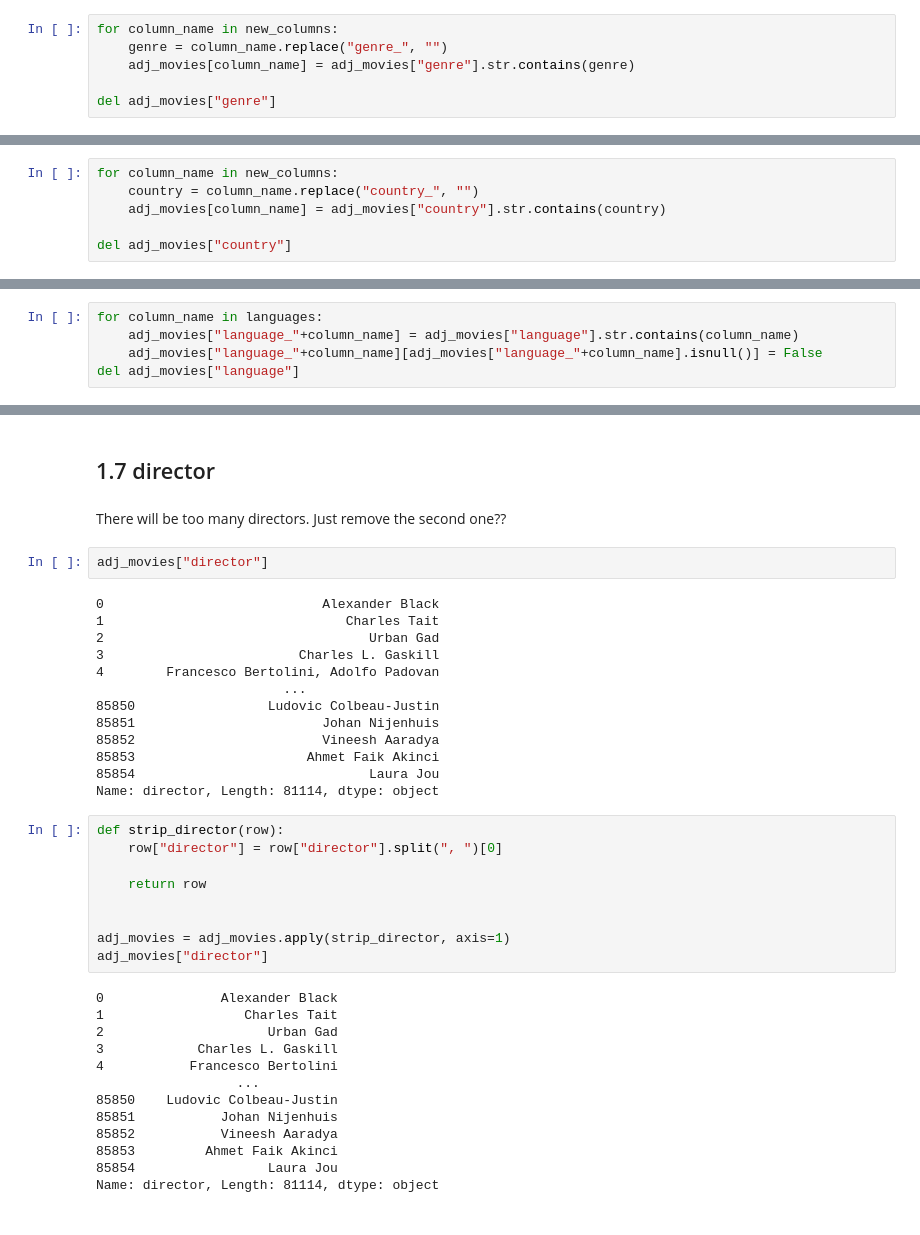
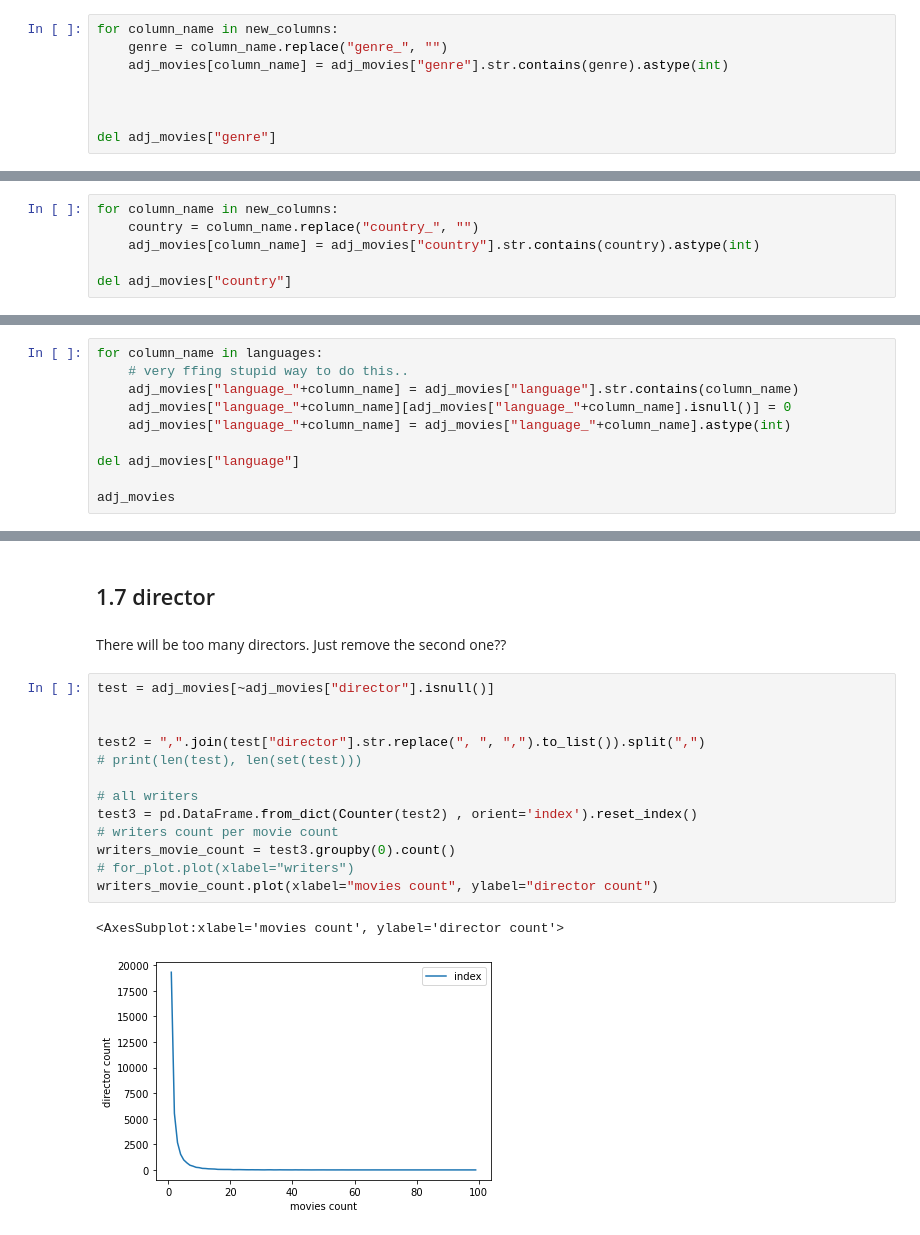
Before and after one commit to DirkTorre/VU_ML_project, a Jupyter notebook: data cleaning.ipynb, the cells around one changed output, grey strips where cells are left out. Drawn from its saved outputs; the diff is of its cells as text.

```diff
--- a/data cleaning.ipynb
+++ b/data cleaning.ipynb
@@ -336,7 +365,9 @@ Check if genre is in original list string.<br>
 # %%
 for column_name in new_columns:
     genre = column_name.replace("genre_", "")
-    adj_movies[column_name] = adj_movies["genre"].str.contains(genre)
+    adj_movies[column_name] = adj_movies["genre"].str.contains(genre).astype(int)
+
+
 
 del adj_movies["genre"]
 # %%
@@ -398,7 +429,7 @@ new_columns
 # %%
 for column_name in new_columns:
     country = column_name.replace("country_", "")
-    adj_movies[column_name] = adj_movies["country"].str.contains(country)
+    adj_movies[column_name] = adj_movies["country"].str.contains(country).astype(int)
 
 del adj_movies["country"]
 # %% [markdown]
@@ -463,5 +517,10 @@ languages
 # %%
 for column_name in languages:
+    # very ffing stupid way to do this..
     adj_movies["language_"+column_name] = adj_movies["language"].str.contains(column_name)
-    adj_movies["language_"+column_name][adj_movies["language_"+column_name].isnull()] = False
+    adj_movies["language_"+column_name][adj_movies["language_"+column_name].isnull()] = 0
+    adj_movies["language_"+column_name] = adj_movies["language_"+column_name].astype(int)
+
 del adj_movies["language"]
+
+adj_movies
@@ -468,42 +557,21 @@ del adj_movies["language"]
 # %% [markdown]
 ## 1.7 director
-# %% [markdown]
-There will be too many directors.
-Just remove the second one??
+# %% [markdown]
+There will be too many directors.
+Just remove the second one??
 # %%
-adj_movies["director"]
+test = adj_movies[~adj_movies["director"].isnull()]
+
+
+test2 = ",".join(test["director"].str.replace(", ", ",").to_list()).split(",")
+# print(len(test), len(set(test)))
+
+# all writers
+test3 = pd.DataFrame.from_dict(Counter(test2) , orient='index').reset_index()
+# writers count per movie count
+writers_movie_count = test3.groupby(0).count()
+# for_plot.plot(xlabel="writers")
+writers_movie_count.plot(xlabel="movies count", ylabel="director count")
 # %% [output]
-0                            Alexander Black
-1                               Charles Tait
-2                                  Urban Gad
-3                         Charles L. Gaskill
-4        Francesco Bertolini, Adolfo Padovan
-                        ...
-85850                 Ludovic Colbeau-Justin
-85851                        Johan Nijenhuis
-85852                        Vineesh Aaradya
-85853                      Ahmet Faik Akinci
-85854                              Laura Jou
-Name: director, Length: 81114, dtype: object
+<AxesSubplot:xlabel='movies count', ylabel='director count'>
+[figure, added]
-# %%
-def strip_director(row):
-    row["director"] = row["director"].split(", ")[0]
-
-    return row
-
-
-adj_movies = adj_movies.apply(strip_director, axis=1)
-adj_movies["director"]
-# %% [output]
-0               Alexander Black
-1                  Charles Tait
-2                     Urban Gad
-3            Charles L. Gaskill
-4           Francesco Bertolini
-                  ...
-85850    Ludovic Colbeau-Justin
-85851           Johan Nijenhuis
-85852           Vineesh Aaradya
-85853         Ahmet Faik Akinci
-85854                 Laura Jou
-Name: director, Length: 81114, dtype: object
```
Also changed, not shown: parts of 31 cells of this notebook.
